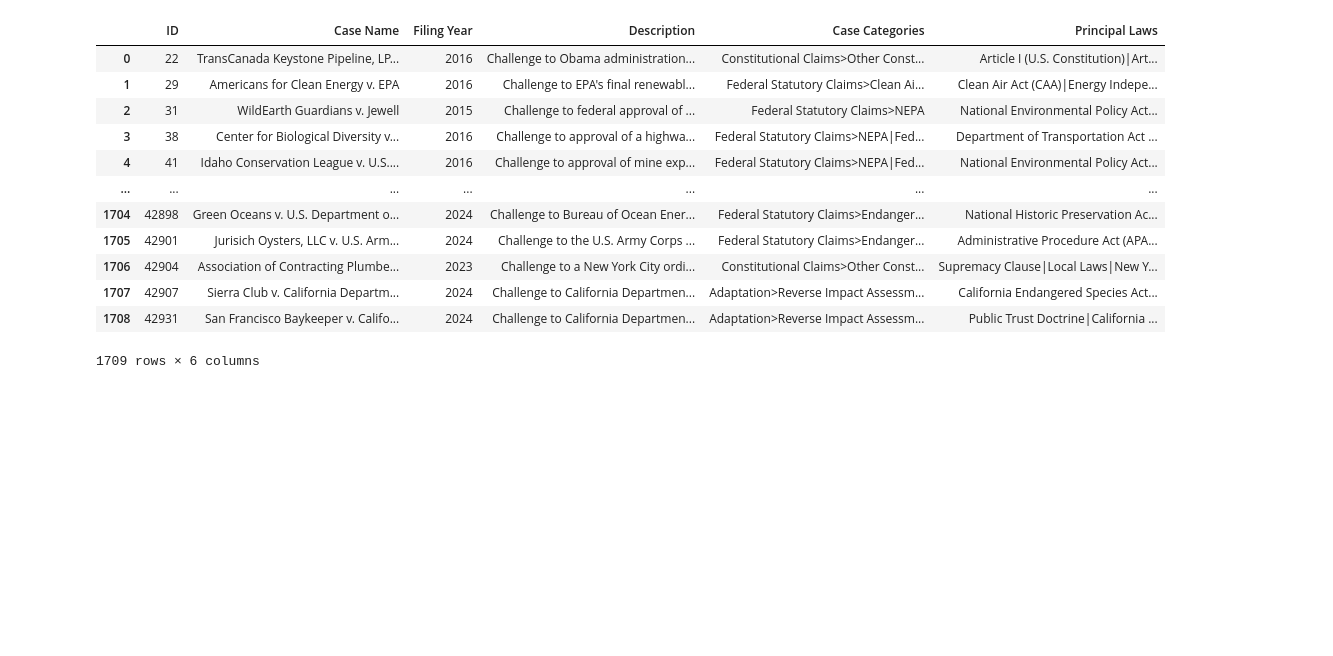
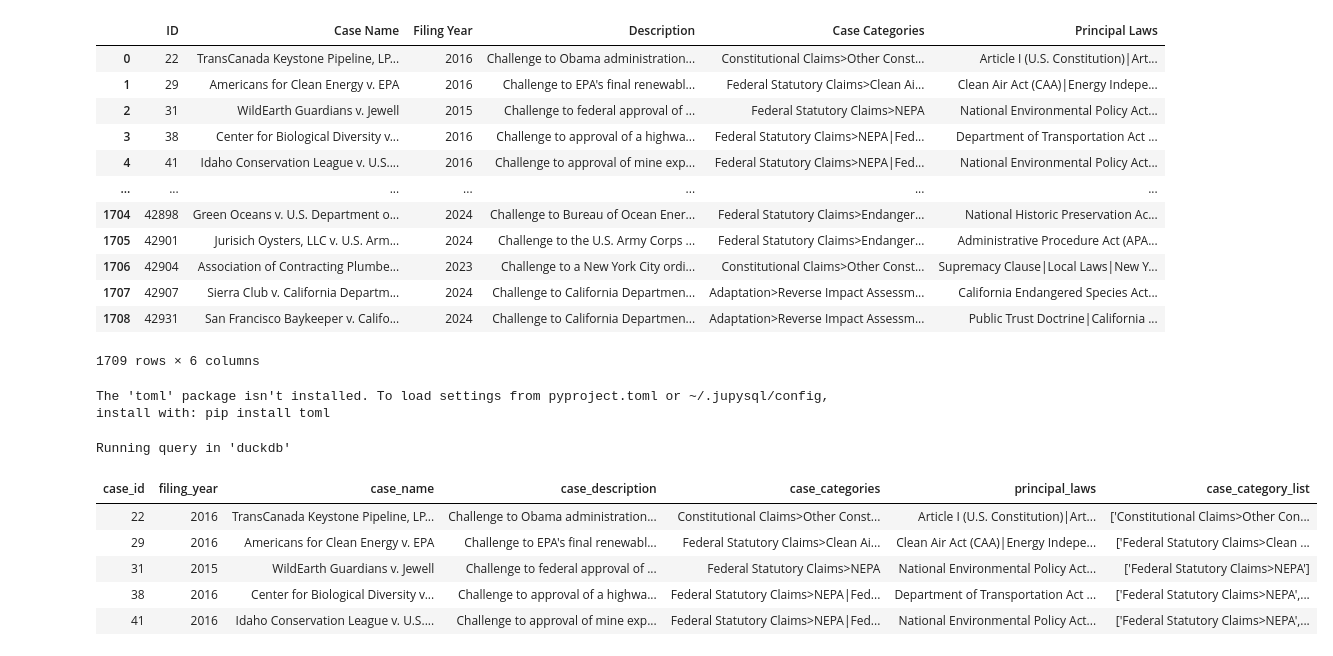
Before and after one commit to ClementBM/sandbox, a Jupyter notebook: sabin-center-climate-cases/notebooks/eda.ipynb, the cells around one changed output. Cells and saved outputs as stored; diff of their text form; code cells hidden in the pictures; blank space fills up the shorter version.

```diff
--- a/sabin-center-climate-cases/notebooks/eda.ipynb
+++ b/sabin-center-climate-cases/notebooks/eda.ipynb
@@ -24,3 +24,27 @@ pd.read_csv("us_cases.csv")
 | 1707 | 42907 | Sierra Club v. California Departm... | 2024 | Challenge to California Departmen... | Adaptation>Reverse Impact Assessm... | California Endangered Species Act... |
 | 1708 | 42931 | San Francisco Baykeeper v. Califo... | 2024 | Challenge to California Departmen... | Adaptation>Reverse Impact Assessm... | Public Trust Doctrine|California ... |
 1709 rows × 6 columns
+# %%
+import duckdb
+import pandas as pd
+
+# Import jupysql Jupyter extension to create SQL cells
+%load_ext sql
+
+conn = duckdb.connect("/home/clem/Source/sandbox/sabin-center-climate-cases/translate_sabin/dev.duckdb")
+%sql conn --alias duckdb
+# %% [output]
+The 'toml' package isn't installed. To load settings from pyproject.toml or ~/.jupysql/config, install with: pip install toml
+# %%
+%%sql
+
+SELECT  * FROM us_case_by_category
+LIMIT 5
+# %% [output]
+Running query in 'duckdb'
+| case_id | filing_year | case_name | case_description | case_categories | principal_laws | case_category_list |
+| 22 | 2016 | TransCanada Keystone Pipeline, LP... | Challenge to Obama administration... | Constitutional Claims>Other Const... | Article I (U.S. Constitution)|Art... | ['Constitutional Claims>Other Con... |
+| 29 | 2016 | Americans for Clean Energy v. EPA | Challenge to EPA's final renewabl... | Federal Statutory Claims>Clean Ai... | Clean Air Act (CAA)|Energy Indepe... | ['Federal Statutory Claims>Clean ... |
+| 31 | 2015 | WildEarth Guardians v. Jewell | Challenge to federal approval of ... | Federal Statutory Claims>NEPA | National Environmental Policy Act... | ['Federal Statutory Claims>NEPA'] |
+| 38 | 2016 | Center for Biological Diversity v... | Challenge to approval of a highwa... | Federal Statutory Claims>NEPA|Fed... | Department of Transportation Act ... | ['Federal Statutory Claims>NEPA',... |
+| 41 | 2016 | Idaho Conservation League v. U.S.... | Challenge to approval of mine exp... | Federal Statutory Claims>NEPA|Fed... | National Environmental Policy Act... | ['Federal Statutory Claims>NEPA',... |
```
Also changed, not shown: 22 other files.
